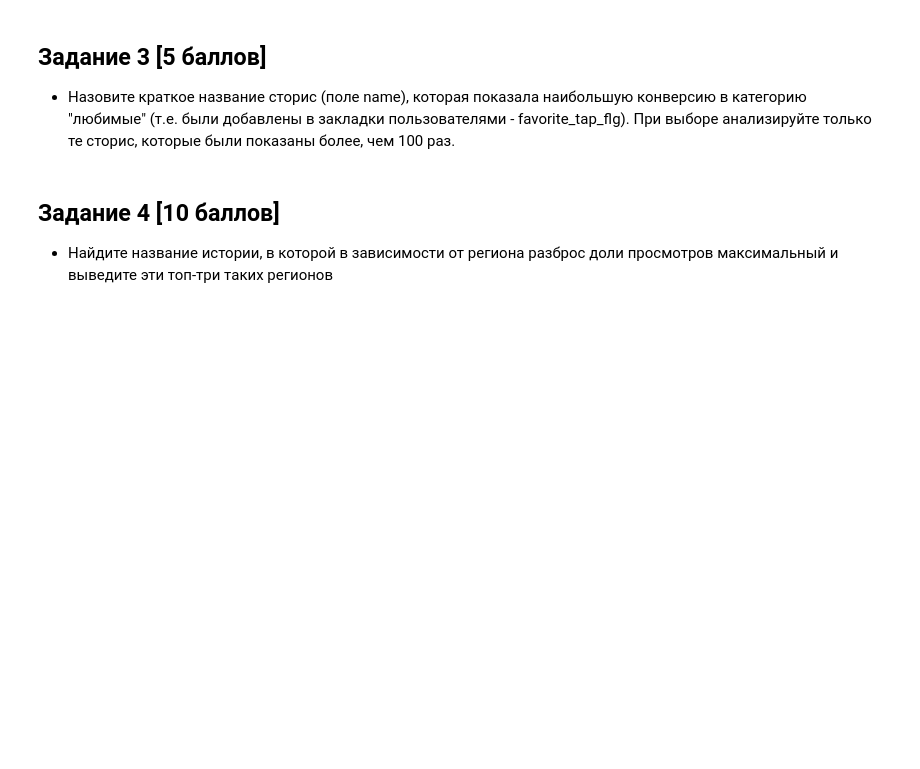
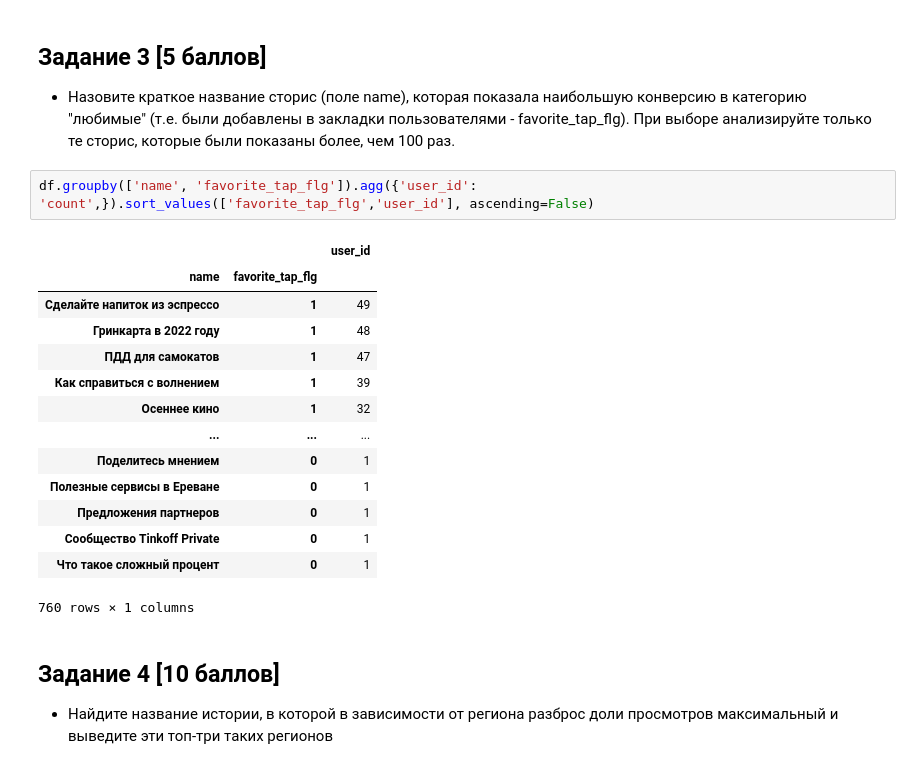
Before and after one commit to Arseny13/hw_sc_tf, a Jupyter notebook: final_task/final_project-d644ad77-655f-4f2c-aa11-153a586360fe.ipynb, the cells around one changed output. Drawn from its saved outputs; the diff is of its cells as text; blank space fills up the shorter version.

```diff
--- a/final_task/final_project-d644ad77-655f-4f2c-aa11-153a586360fe.ipynb
+++ b/final_task/final_project-d644ad77-655f-4f2c-aa11-153a586360fe.ipynb
@@ -89,6 +89,23 @@ inside_country
 ## Задание 3 [5 баллов]
 
 * Назовите краткое название сторис (поле name), которая показала наибольшую конверсию в категорию "любимые" (т.е. были добавлены в закладки пользователями - favorite_tap_flg). При выборе анализируйте только те сторис, которые были показаны более, чем 100 раз.
+# %%
+df.groupby(['name', 'favorite_tap_flg']).agg({'user_id': 'count',}).sort_values(['favorite_tap_flg','user_id'], ascending=False)
+# %% [output]
+|  |  | user_id |
+| name | favorite_tap_flg |  |
+| Сделайте напиток из эспрессо | 1 | 49 |
+| Гринкарта в 2022 году | 1 | 48 |
+| ПДД для самокатов | 1 | 47 |
+| Как справиться с волнением | 1 | 39 |
+| Осеннее кино | 1 | 32 |
+| ... | ... | ... |
+| Поделитесь мнением | 0 | 1 |
+| Полезные сервисы в Ереване | 0 | 1 |
+| Предложения партнеров | 0 | 1 |
+| Сообщество Tinkoff Private | 0 | 1 |
+| Что такое сложный процент | 0 | 1 |
+760 rows × 1 columns
 # %% [markdown]
 ## Задание 4 [10 баллов]
 
```
Also changed, not shown: parts of 4 cells of this notebook.
